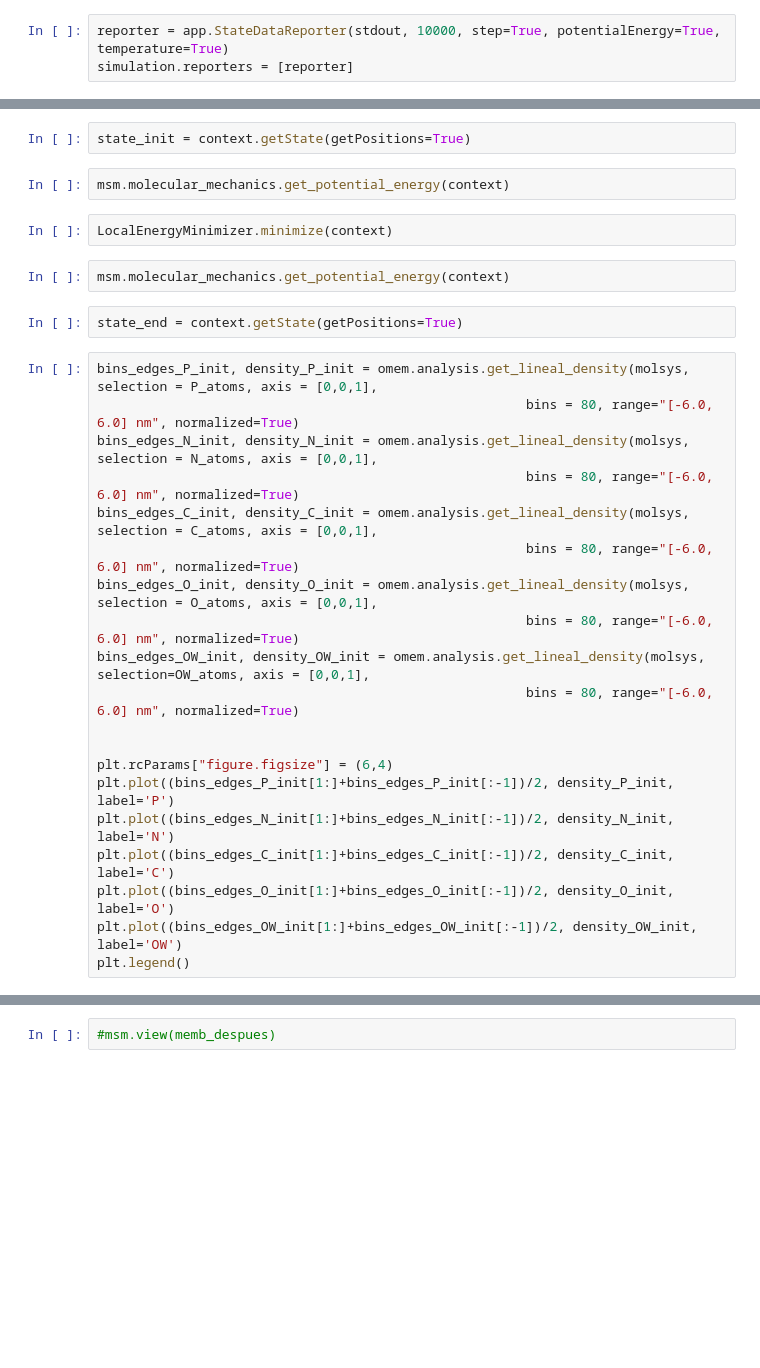
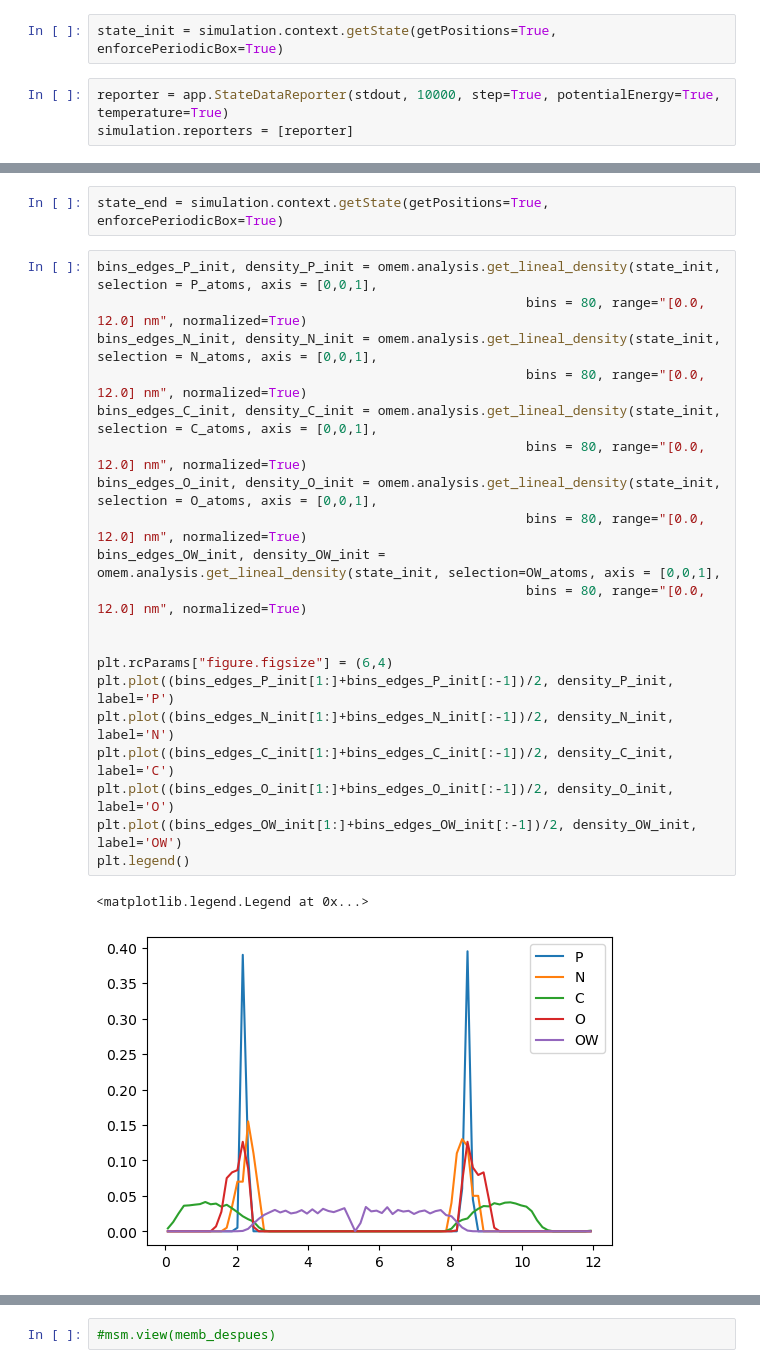
Before and after one commit to uibcdf/OMembrane, a Jupyter notebook: sandbox/Build_POPC_membrane_3_0.ipynb, the cells around one changed output, grey strips where cells are left out. Cells and saved outputs as stored; diff of their text form; blank space fills up the shorter version.

```diff
--- a/sandbox/Build_POPC_membrane_3_0.ipynb
+++ b/sandbox/Build_POPC_membrane_3_0.ipynb
@@ -48,5 +50,7 @@ msm.thirds.openmm.forces.harmonic_potential_to_coordinates(simulation, selection
 # %%
 simulation.minimizeEnergy()
+# %%
+state_init = simulation.context.getState(getPositions=True, enforcePeriodicBox=True)
 # %%
 reporter = app.StateDataReporter(stdout, 10000, step=True, potentialEnergy=True, temperature=True)
 simulation.reporters = [reporter]
@@ -85,32 +88,27 @@ KeyboardInterrupt:
-# %%
-state_init = context.getState(getPositions=True)
-# %%
-msm.molecular_mechanics.get_potential_energy(context)
-# %%
-LocalEnergyMinimizer.minimize(context)
-# %%
-msm.molecular_mechanics.get_potential_energy(context)
-# %%
-state_end = context.getState(getPositions=True)
+# %%
+state_end = simulation.context.getState(getPositions=True, enforcePeriodicBox=True)
 # %%
-bins_edges_P_init, density_P_init = omem.analysis.get_lineal_density(molsys, selection = P_atoms, axis = [0,0,1],
-                                                       bins = 80, range="[-6.0, 6.0] nm", normalized=True)
-bins_edges_N_init, density_N_init = omem.analysis.get_lineal_density(molsys, selection = N_atoms, axis = [0,0,1],
-                                                       bins = 80, range="[-6.0, 6.0] nm", normalized=True)
-bins_edges_C_init, density_C_init = omem.analysis.get_lineal_density(molsys, selection = C_atoms, axis = [0,0,1],
-                                                       bins = 80, range="[-6.0, 6.0] nm", normalized=True)
-bins_edges_O_init, density_O_init = omem.analysis.get_lineal_density(molsys, selection = O_atoms, axis = [0,0,1],
-                                                       bins = 80, range="[-6.0, 6.0] nm", normalized=True)
-bins_edges_OW_init, density_OW_init = omem.analysis.get_lineal_density(molsys, selection=OW_atoms, axis = [0,0,1],
-                                                       bins = 80, range="[-6.0, 6.0] nm", normalized=True)
+bins_edges_P_init, density_P_init = omem.analysis.get_lineal_density(state_init, selection = P_atoms, axis = [0,0,1],
+                                                       bins = 80, range="[0.0, 12.0] nm", normalized=True)
+bins_edges_N_init, density_N_init = omem.analysis.get_lineal_density(state_init, selection = N_atoms, axis = [0,0,1],
+                                                       bins = 80, range="[0.0, 12.0] nm", normalized=True)
+bins_edges_C_init, density_C_init = omem.analysis.get_lineal_density(state_init, selection = C_atoms, axis = [0,0,1],
+                                                       bins = 80, range="[0.0, 12.0] nm", normalized=True)
+bins_edges_O_init, density_O_init = omem.analysis.get_lineal_density(state_init, selection = O_atoms, axis = [0,0,1],
+                                                       bins = 80, range="[0.0, 12.0] nm", normalized=True)
+bins_edges_OW_init, density_OW_init = omem.analysis.get_lineal_density(state_init, selection=OW_atoms, axis = [0,0,1],
+                                                       bins = 80, range="[0.0, 12.0] nm", normalized=True)
 
 
 plt.rcParams["figure.figsize"] = (6,4)
 plt.plot((bins_edges_P_init[1:]+bins_edges_P_init[:-1])/2, density_P_init, label='P')
 plt.plot((bins_edges_N_init[1:]+bins_edges_N_init[:-1])/2, density_N_init, label='N')
 plt.plot((bins_edges_C_init[1:]+bins_edges_C_init[:-1])/2, density_C_init, label='C')
 plt.plot((bins_edges_O_init[1:]+bins_edges_O_init[:-1])/2, density_O_init, label='O')
 plt.plot((bins_edges_OW_init[1:]+bins_edges_OW_init[:-1])/2, density_OW_init, label='OW')
 plt.legend()
+# %% [output]
+<matplotlib.legend.Legend at 0x...>
+[figure, added]
 # %%
 bins_edges_P_end, density_P_end = omem.analysis.get_lineal_density(state_end, selection = P_atoms, axis = [0,0,1],
```
Also changed, not shown: parts of 8 cells of this notebook, 10 other files.
